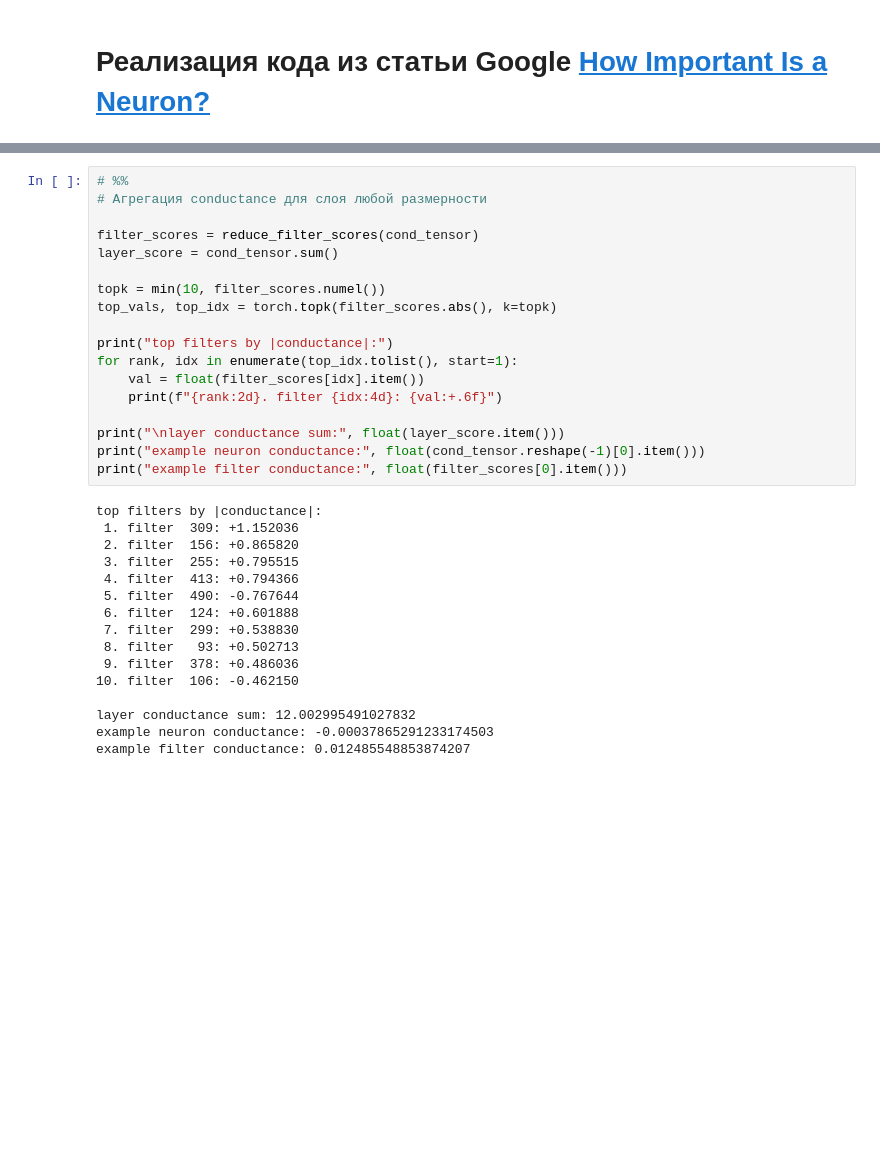
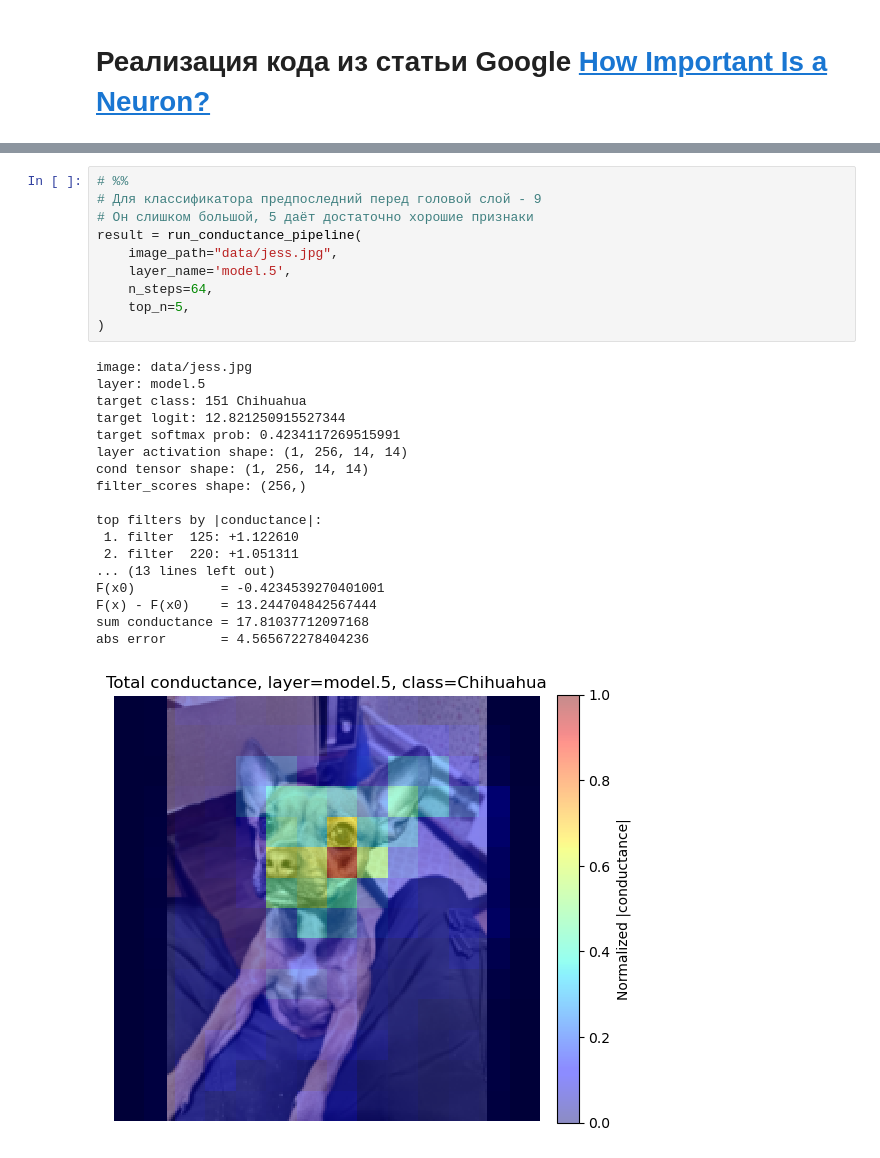
Before and after one commit to Bosbobos/AdvancedAttribution, a Jupyter notebook: HowImportantIsANeuron.ipynb, the cells around one changed output, grey strips where cells are left out. Saved outputs shown, nothing was run; the diff lists cells and outputs as text; blank space fills up the shorter version.

Commit message:
Завершил код для классификатора

```diff
--- a/HowImportantIsANeuron.ipynb
+++ b/HowImportantIsANeuron.ipynb
@@ -290,34 +430,29 @@ filter_scores shape: (512,)
 # %%
 # %%
-# Агрегация conductance для слоя любой размерности
-
-filter_scores = reduce_filter_scores(cond_tensor)
-layer_score = cond_tensor.sum()
-
-topk = min(10, filter_scores.numel())
-top_vals, top_idx = torch.topk(filter_scores.abs(), k=topk)
-
-print("top filters by |conductance|:")
-for rank, idx in enumerate(top_idx.tolist(), start=1):
-    val = float(filter_scores[idx].item())
-    print(f"{rank:2d}. filter {idx:4d}: {val:+.6f}")
-
-print("\nlayer conductance sum:", float(layer_score.item()))
-print("example neuron conductance:", float(cond_tensor.reshape(-1)[0].item()))
-print("example filter conductance:", float(filter_scores[0].item()))
+# Для классификатора предпоследний перед головой слой - 9
+# Он слишком большой, 5 даёт достаточно хорошие признаки
+result = run_conductance_pipeline(
+    image_path="data/jess.jpg",
+    layer_name='model.5',
+    n_steps=64,
+    top_n=5,
+)
 # %% [output]
+image: data/jess.jpg
+layer: model.5
+target class: 151 Chihuahua
+target logit: 12.821250915527344
+target softmax prob: 0.4234117269515991
+layer activation shape: (1, 256, 14, 14)
+cond tensor shape: (1, 256, 14, 14)
+filter_scores shape: (256,)
+
 top filters by |conductance|:
- 1. filter  309: +1.152036
- 2. filter  156: +0.865820
- 3. filter  255: +0.795515
- 4. filter  413: +0.794366
- 5. filter  490: -0.767644
- 6. filter  124: +0.601888
- 7. filter  299: +0.538830
- 8. filter   93: +0.502713
- 9. filter  378: +0.486036
-10. filter  106: -0.462150
-
-layer conductance sum: 12.002995491027832
-example neuron conductance: -0.00037865291233174503
-example filter conductance: 0.012485548853874207
+ 1. filter  125: +1.122610
+ 2. filter  220: +1.051311
+... (13 lines left out)
+F(x0)           = -0.4234539270401001
+F(x) - F(x0)    = 13.244704842567444
+sum conductance = 17.81037712097168
+abs error       = 4.565672278404236
+[figure, added]
```
Also changed, not shown: parts of 11 cells of this notebook.
